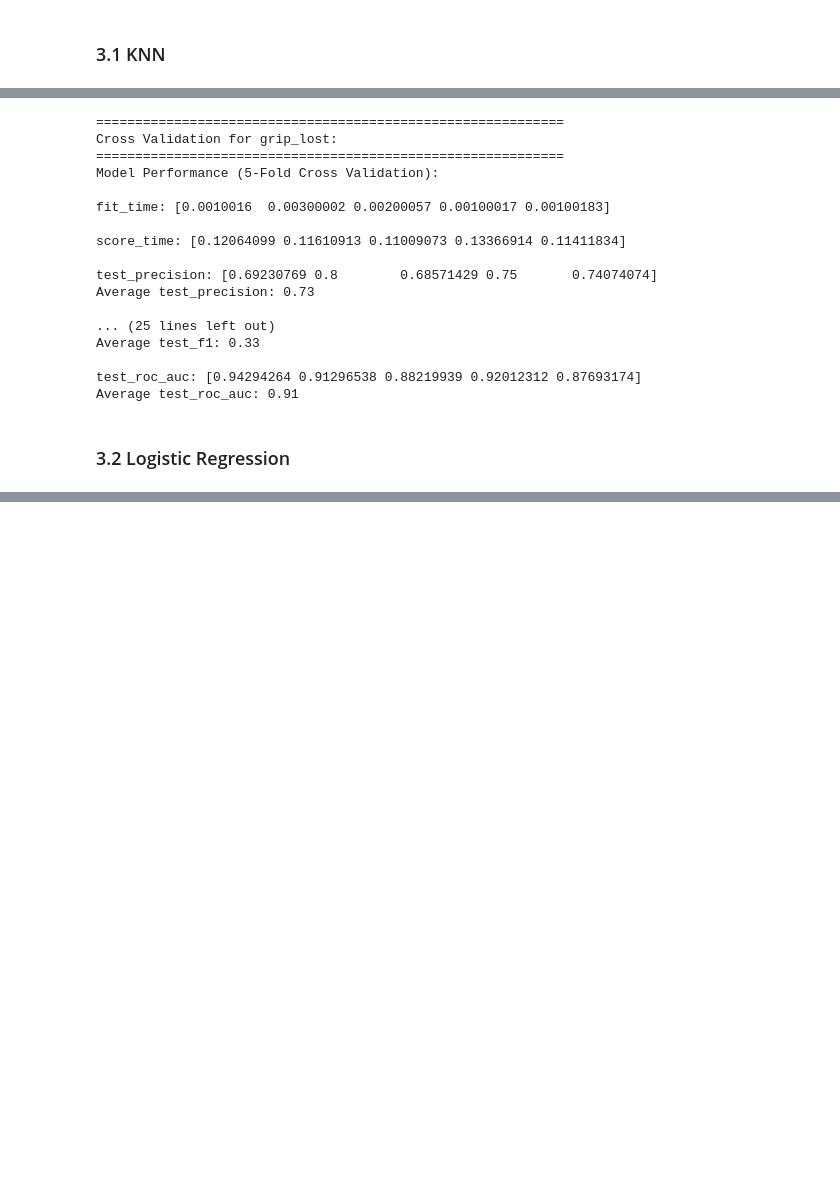
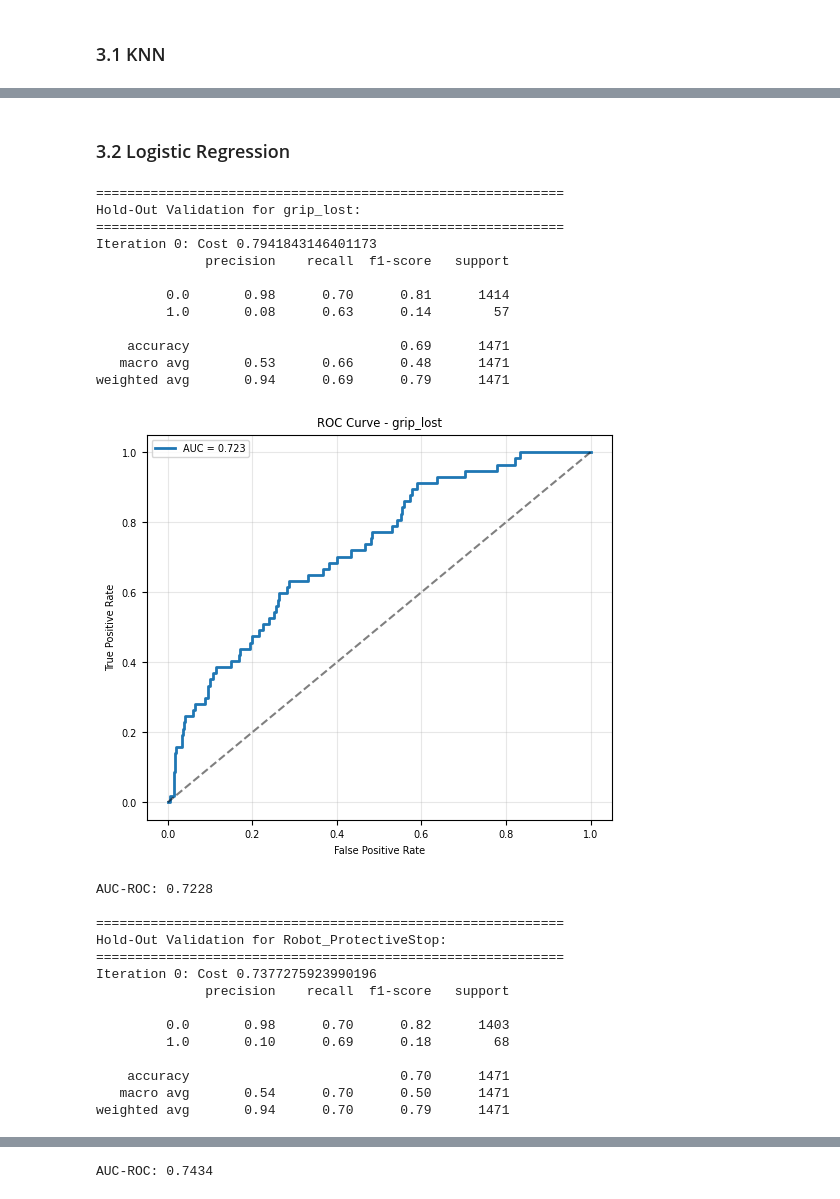
Before and after one commit to karolyangqian/seleksi-lab-ai-2025, a Jupyter notebook: src/doe.ipynb, the cells around one changed output, grey strips where cells are left out. Cells and saved outputs as stored; diff of their text form; code cells hidden in the pictures; blank space fills up the shorter version.

Commit message:
feat: logistic regression

```diff
--- a/src/doe.ipynb
+++ b/src/doe.ipynb
@@ -501,30 +469,12 @@ Average test_f1: 0.33
 # %%
-sklearn_model = KNeighborsClassifier(n_neighbors=5, metric='euclidean')
+# sklearn_model = KNeighborsClassifier(n_neighbors=5, metric='euclidean')
 
-pipeline = ImbPipeline([
-    # ('smote', SMOTE(random_state=42)),
-    ('knn', sklearn_model)
-])
+# pipeline = ImbPipeline([
+#     # ('smote', SMOTE(random_state=42)),
+#     ('knn', sklearn_model)
+# ])
 
-k_fold_cross_validation(pipeline, X, y, k=5, roc_auc=True)
+# k_fold_cross_validation(pipeline, X, y, k=5, roc_auc=True)
-# %% [output]
-============================================================
-Cross Validation for grip_lost:
-============================================================
-Model Performance (5-Fold Cross Validation):
-
-fit_time: [0.0010016  0.00300002 0.00200057 0.00100017 0.00100183]
-
-score_time: [0.12064099 0.11610913 0.11009073 0.13366914 0.11411834]
-
-test_precision: [0.69230769 0.8        0.68571429 0.75       0.74074074]
-Average test_precision: 0.73
-
-... (25 lines left out)
-Average test_f1: 0.33
-
-test_roc_auc: [0.94294264 0.91296538 0.88219939 0.92012312 0.87693174]
-Average test_roc_auc: 0.91
 # %% [markdown]
 ### 3.2 Logistic Regression
 # %%
@@ -532,0 +484,40 @@ from sklearn.linear_model import LogisticRegression
+# %%
+logistic_pipeline_custom = Pipeline([
+    ('scaler', StandardScaler()),
+    ('classifier', LogisticRegressionClassifier(
+        learning_rate=1.0,
+        class_weight='balanced',
+        max_iter=100
+    ))
+])
+
+hold_out_validation(logistic_pipeline_custom, X, y, plot_roc=True)
+# k_fold_cross_validation(logistic_pipeline_custom, X, y, k=5)
+# %% [output]
+============================================================
+Hold-Out Validation for grip_lost:
+============================================================
+Iteration 0: Cost 0.7941843146401173
+              precision    recall  f1-score   support
+
+         0.0       0.98      0.70      0.81      1414
+         1.0       0.08      0.63      0.14        57
+
+    accuracy                           0.69      1471
+   macro avg       0.53      0.66      0.48      1471
+weighted avg       0.94      0.69      0.79      1471
+[figure, added]
+AUC-ROC: 0.7228
+
+============================================================
+Hold-Out Validation for Robot_ProtectiveStop:
+============================================================
+Iteration 0: Cost 0.7377275923990196
+              precision    recall  f1-score   support
+
+         0.0       0.98      0.70      0.82      1403
+         1.0       0.10      0.69      0.18        68
+
+    accuracy                           0.70      1471
+   macro avg       0.54      0.70      0.50      1471
+weighted avg       0.94      0.70      0.79      1471
@@ -533,3 +525,4 @@ from sklearn.linear_model import LogisticRegression
+AUC-ROC: 0.7434
 # %%
 logistic_pipeline = Pipeline([
     ('scaler', StandardScaler()),
```
Also changed, not shown: parts of 13 cells of this notebook, 3 other files.
